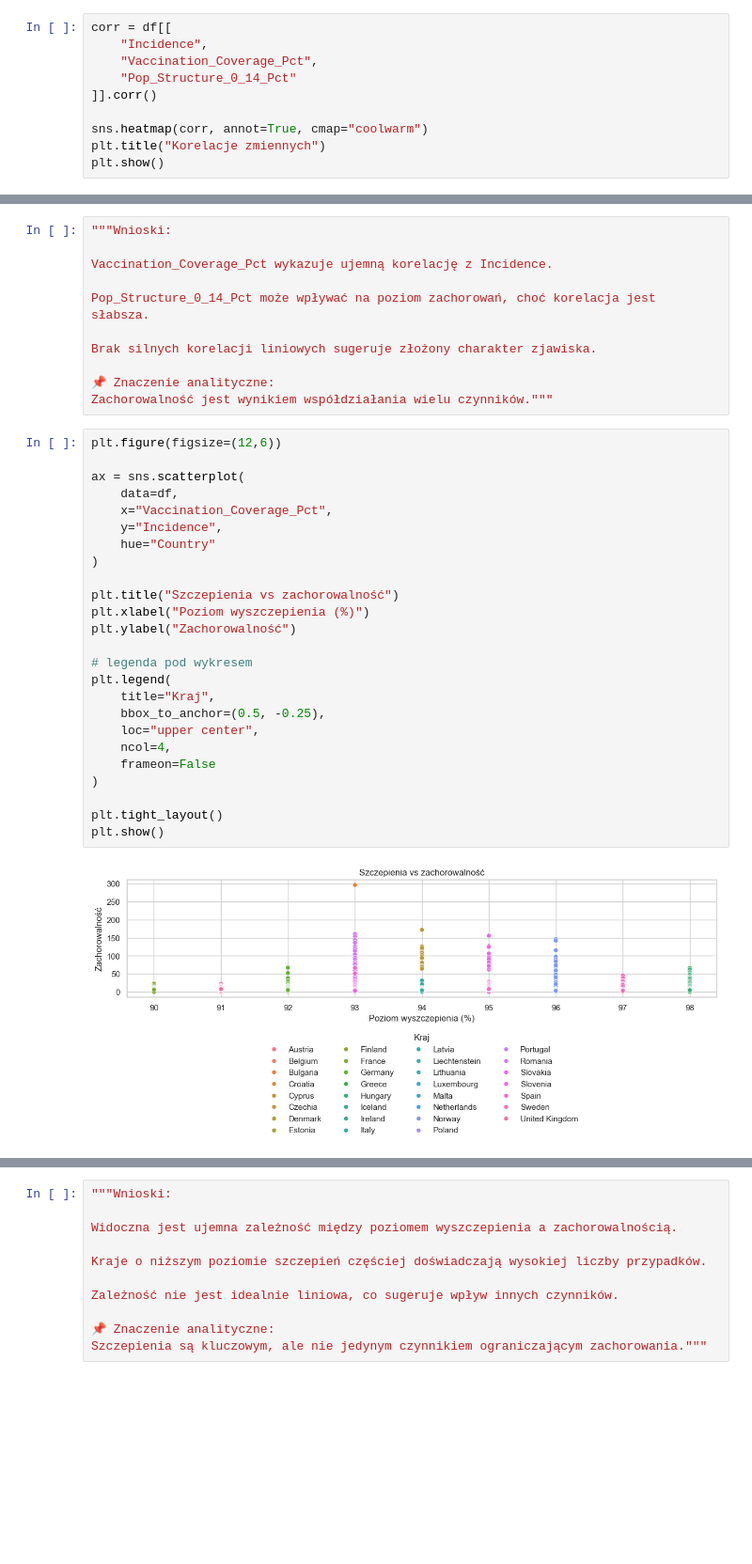
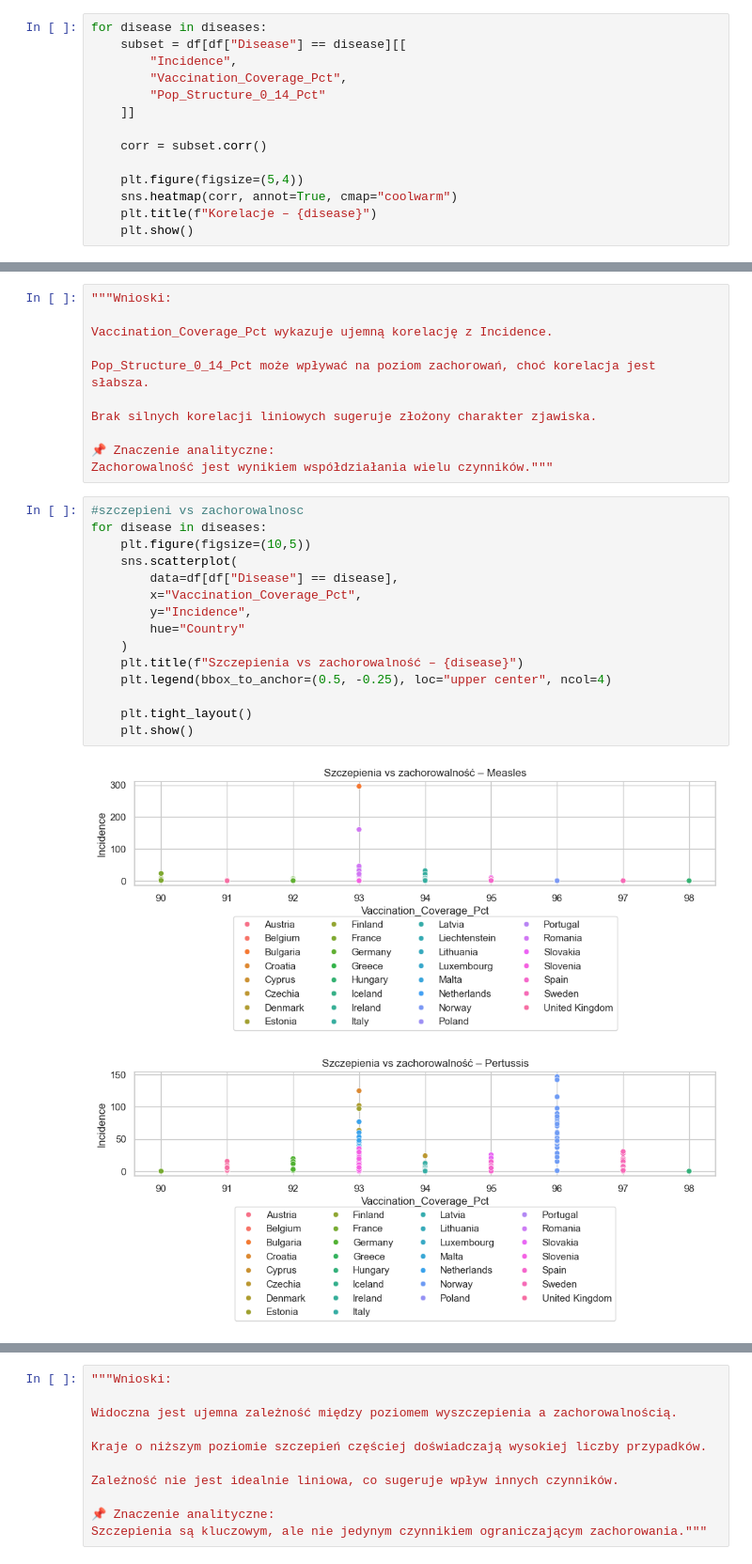
Before and after one commit to Baartek57548/ProjektChorobyZakazne, a Jupyter notebook: data_works/trends.ipynb, the cells around one changed output, grey strips where cells are left out. Shown at 94% size. Drawn from its saved outputs; the diff is of its cells as text; blank space fills up the shorter version.

```diff
--- a/data_works/trends.ipynb
+++ b/data_works/trends.ipynb
@@ -203,13 +287,17 @@ Zachorowalność ma charakter heterogeniczny geograficznie i czasowo."""
 # %% [output]
 'Wnioski:\n\nWyraźne różnice w intensywności zachorowań pomiędzy krajami.\n\nOkresowe „ogniska” wysokiej zachorowalności w wybranych latach.\n\nBrak jednolitego wzorca dla wszystkich krajów.\n\n📌 Znac ...
 # %%
-corr = df[[
-    "Incidence",
-    "Vaccination_Coverage_Pct",
-    "Pop_Structure_0_14_Pct"
-]].corr()
+for disease in diseases:
+    subset = df[df["Disease"] == disease][[
+        "Incidence",
+        "Vaccination_Coverage_Pct",
+        "Pop_Structure_0_14_Pct"
+    ]]
 
-sns.heatmap(corr, annot=True, cmap="coolwarm")
-plt.title("Korelacje zmiennych")
-plt.show()
+    corr = subset.corr()
+
+    plt.figure(figsize=(5,4))
+    sns.heatmap(corr, annot=True, cmap="coolwarm")
+    plt.title(f"Korelacje – {disease}")
+    plt.show()
 # %% [output]
@@ -226,29 +317,20 @@ Brak silnych korelacji liniowych sugeruje złożony charakter zjawiska.
 📌 Znaczenie analityczne:
 Zachorowalność jest wynikiem współdziałania wielu czynników."""
 # %%
-plt.figure(figsize=(12,6))
+#szczepieni vs zachorowalnosc
+for disease in diseases:
+    plt.figure(figsize=(10,5))
+    sns.scatterplot(
+        data=df[df["Disease"] == disease],
+        x="Vaccination_Coverage_Pct",
+        y="Incidence",
+        hue="Country"
+    )
+    plt.title(f"Szczepienia vs zachorowalność – {disease}")
+    plt.legend(bbox_to_anchor=(0.5, -0.25), loc="upper center", ncol=4)
 
-ax = sns.scatterplot(
-    data=df,
-    x="Vaccination_Coverage_Pct",
-    y="Incidence",
-    hue="Country"
-)
-
-plt.title("Szczepienia vs zachorowalność")
-plt.xlabel("Poziom wyszczepienia (%)")
-plt.ylabel("Zachorowalność")
-
-# legenda pod wykresem
-plt.legend(
-    title="Kraj",
-    bbox_to_anchor=(0.5, -0.25),
-    loc="upper center",
-    ncol=4,
-    frameon=False
-)
-
-plt.tight_layout()
-plt.show()
+    plt.tight_layout()
+    plt.show()
 # %% [output]
-[figure, old version]
+[figure, new version]
+[figure, added]
```
Also changed, not shown: parts of 9 cells of this notebook, 2 other files.
